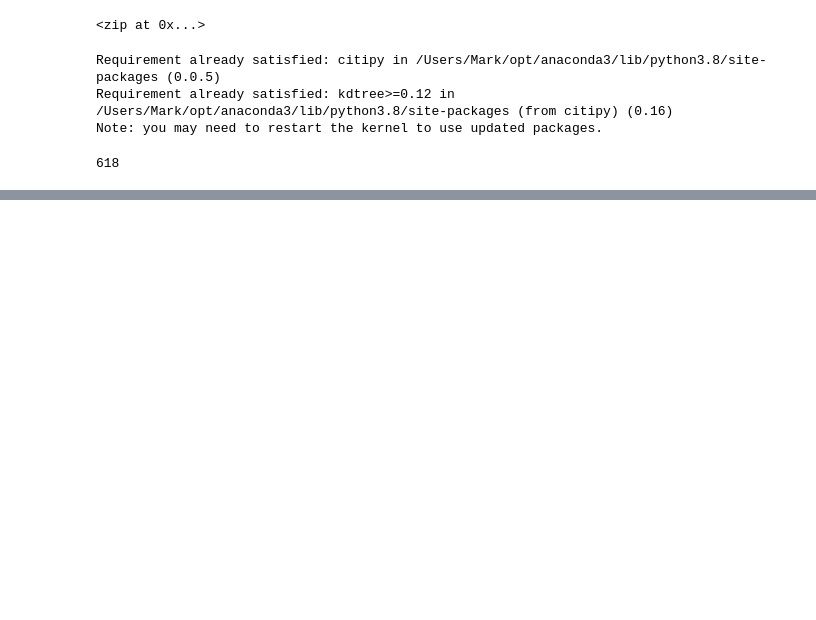
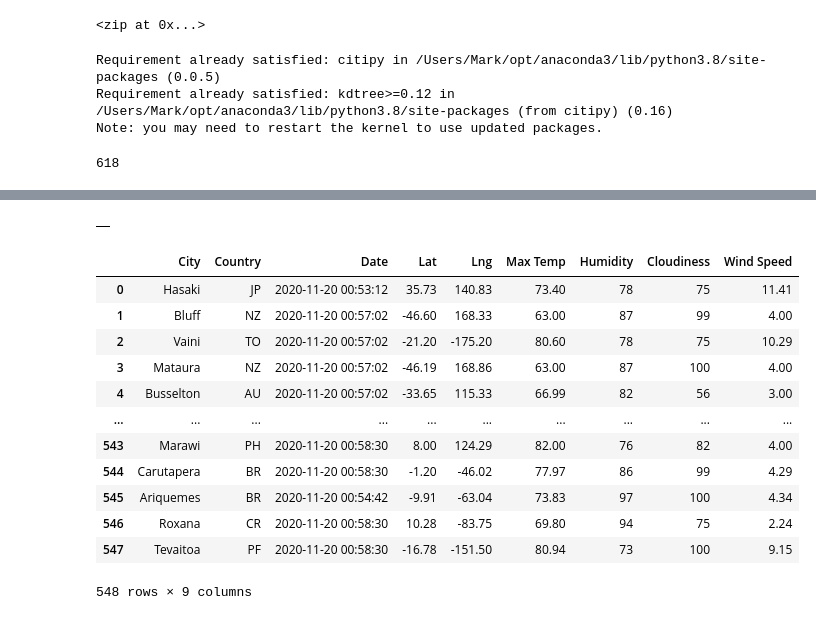
Before and after one commit to mcpoley/World_Weather_Analysis, a Jupyter notebook: WeatherPy.ipynb, the cells around one changed output, grey strips where cells are left out. Saved outputs shown, nothing was run; the diff lists cells and outputs as text; code cells hidden in the pictures; blank space fills up the shorter version.

Commit message:
Adding weatherpy and untracking other files

```diff
--- a/WeatherPy.ipynb
+++ b/WeatherPy.ipynb
@@ -37,0 +43,4 @@ len(cities)
+# %%
+# Starting URL for Weather Map API Call.
+url = "http://api.openweathermap.org/data/2.5/weather?units=Imperial&APPID=" + weather_api_key
+print(url)
@@ -37,0 +129,23 @@ len(cities)
+# %%
+# Convert the array of dictionaries to a Pandas DataFrame.
+city_data_df = pd.DataFrame(city_data)
+city_data_df.head(10)
+# %% [output]
+|  |
+# %%
+new_column_order = ["City", "Country", "Date", "Lat", "Lng", "Max Temp", "Humidity", "Cloudiness", "Wind Speed"]
+city_data_df [new_column_order]
+# %% [output]
+|  | City | Country | Date | Lat | Lng | Max Temp | Humidity | Cloudiness | Wind Speed |
+| 0 | Hasaki | JP | 2020-11-20 00:53:12 | 35.73 | 140.83 | 73.40 | 78 | 75 | 11.41 |
+| 1 | Bluff | NZ | 2020-11-20 00:57:02 | -46.60 | 168.33 | 63.00 | 87 | 99 | 4.00 |
+| 2 | Vaini | TO | 2020-11-20 00:57:02 | -21.20 | -175.20 | 80.60 | 78 | 75 | 10.29 |
+| 3 | Mataura | NZ | 2020-11-20 00:57:02 | -46.19 | 168.86 | 63.00 | 87 | 100 | 4.00 |
+| 4 | Busselton | AU | 2020-11-20 00:57:02 | -33.65 | 115.33 | 66.99 | 82 | 56 | 3.00 |
+| ... | ... | ... | ... | ... | ... | ... | ... | ... | ... |
+| 543 | Marawi | PH | 2020-11-20 00:58:30 | 8.00 | 124.29 | 82.00 | 76 | 82 | 4.00 |
+| 544 | Carutapera | BR | 2020-11-20 00:58:30 | -1.20 | -46.02 | 77.97 | 86 | 99 | 4.29 |
+| 545 | Ariquemes | BR | 2020-11-20 00:54:42 | -9.91 | -63.04 | 73.83 | 97 | 100 | 4.34 |
+| 546 | Roxana | CR | 2020-11-20 00:58:30 | 10.28 | -83.75 | 69.80 | 94 | 75 | 2.24 |
+| 547 | Tevaitoa | PF | 2020-11-20 00:58:30 | -16.78 | -151.50 | 80.94 | 73 | 100 | 9.15 |
+548 rows × 9 columns
```
Also changed, not shown: parts of 5 cells of this notebook, 20 other files.
